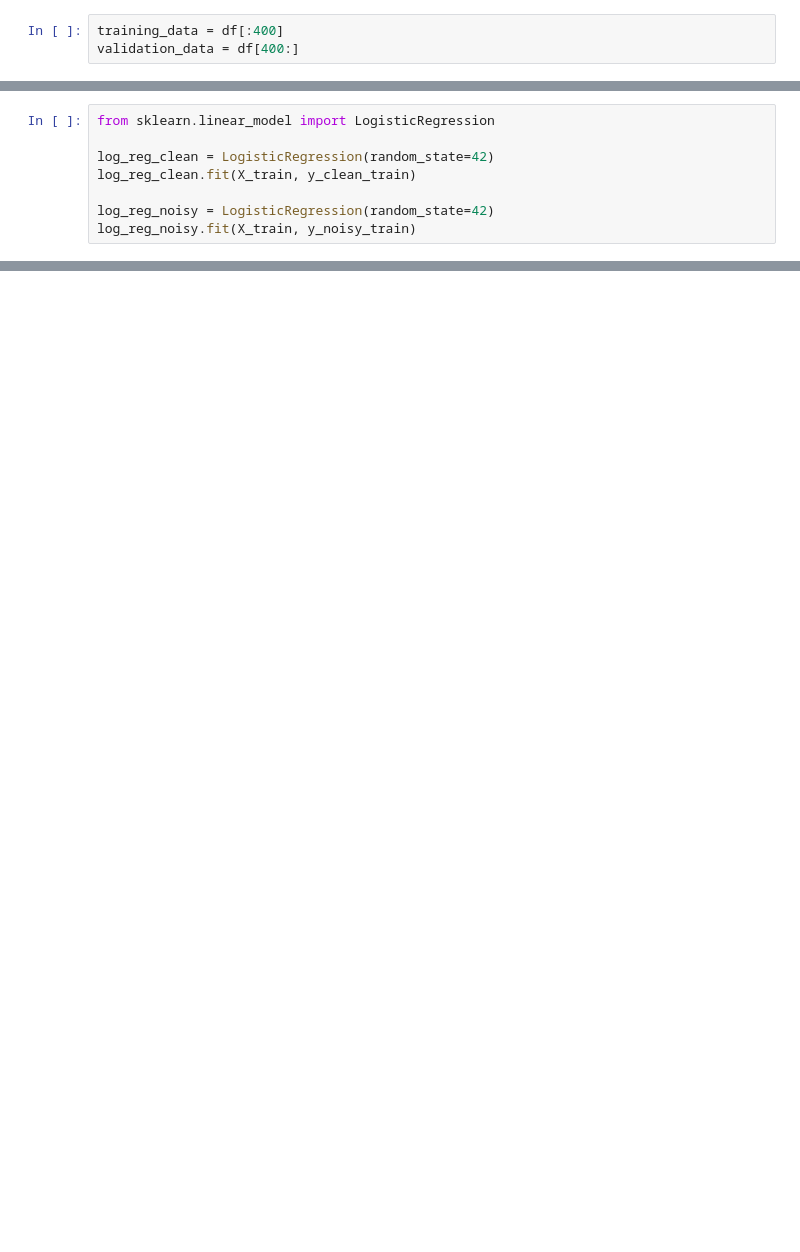
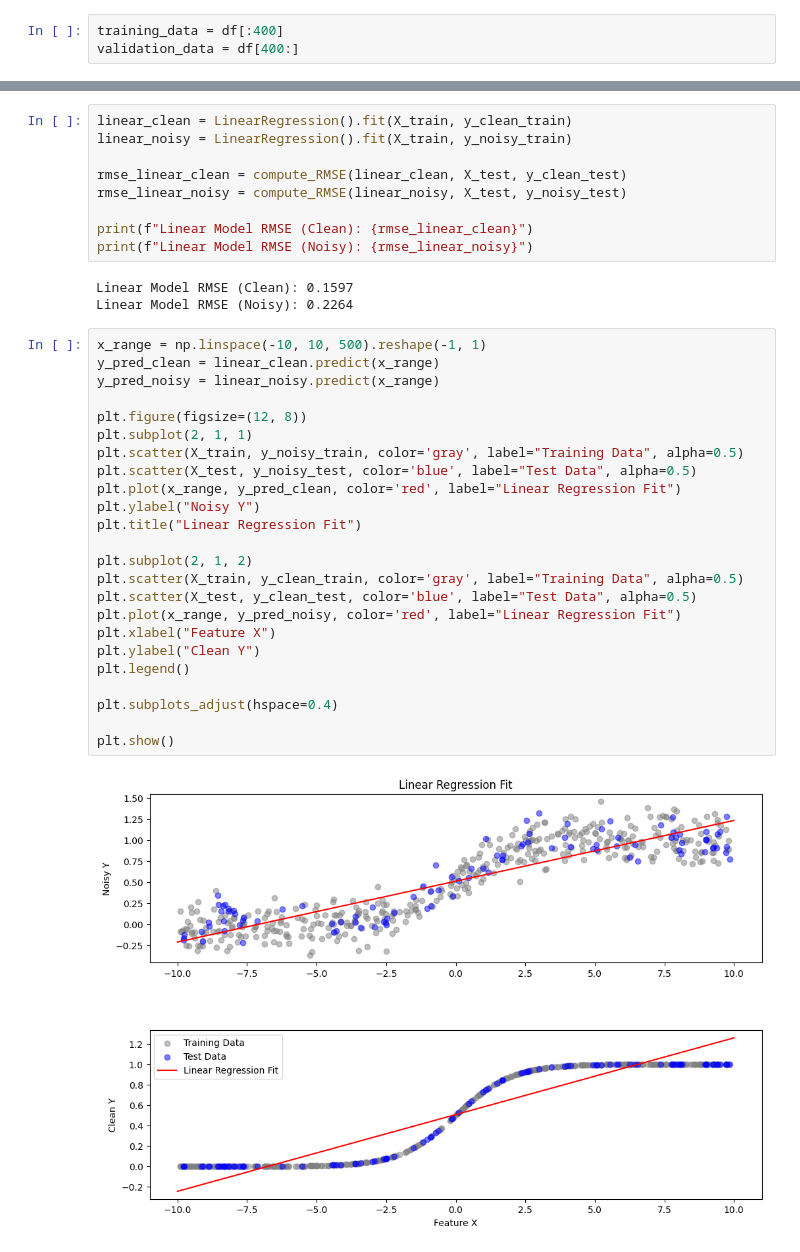
Before and after one commit to SaiNikhilChanda/DSCI225, a Jupyter notebook: SaiChandaAssignment3.ipynb, the cells around one changed output, grey strips where cells are left out. Drawn from its saved outputs; the diff is of its cells as text; blank space fills up the shorter version.

```diff
--- a/SaiChandaAssignment3.ipynb
+++ b/SaiChandaAssignment3.ipynb
@@ -44,8 +37,0 @@ y_noisy_test = (validation_data['Noisy y'].values > 0.5).astype(int)
-# %%
-from sklearn.linear_model import LogisticRegression
-
-log_reg_clean = LogisticRegression(random_state=42)
-log_reg_clean.fit(X_train, y_clean_train)
-
-log_reg_noisy = LogisticRegression(random_state=42)
-log_reg_noisy.fit(X_train, y_noisy_train)
@@ -68,0 +42,38 @@ RMSE (Noisy Model): 0.17368936398279466
+# %%
+linear_clean = LinearRegression().fit(X_train, y_clean_train)
+linear_noisy = LinearRegression().fit(X_train, y_noisy_train)
+
+rmse_linear_clean = compute_RMSE(linear_clean, X_test, y_clean_test)
+rmse_linear_noisy = compute_RMSE(linear_noisy, X_test, y_noisy_test)
+
+print(f"Linear Model RMSE (Clean): {rmse_linear_clean}")
+print(f"Linear Model RMSE (Noisy): {rmse_linear_noisy}")
+# %% [output]
+Linear Model RMSE (Clean): 0.1597
+Linear Model RMSE (Noisy): 0.2264
+# %%
+x_range = np.linspace(-10, 10, 500).reshape(-1, 1)
+y_pred_clean = linear_clean.predict(x_range)
+y_pred_noisy = linear_noisy.predict(x_range)
+
+plt.figure(figsize=(12, 8))
+plt.subplot(2, 1, 1)
+plt.scatter(X_train, y_noisy_train, color='gray', label="Training Data", alpha=0.5)
+plt.scatter(X_test, y_noisy_test, color='blue', label="Test Data", alpha=0.5)
+plt.plot(x_range, y_pred_clean, color='red', label="Linear Regression Fit")
+plt.ylabel("Noisy Y")
+plt.title("Linear Regression Fit")
+
+plt.subplot(2, 1, 2)
+plt.scatter(X_train, y_clean_train, color='gray', label="Training Data", alpha=0.5)
+plt.scatter(X_test, y_clean_test, color='blue', label="Test Data", alpha=0.5)
+plt.plot(x_range, y_pred_noisy, color='red', label="Linear Regression Fit")
+plt.xlabel("Feature X")
+plt.ylabel("Clean Y")
+plt.legend()
+
+plt.subplots_adjust(hspace=0.4)
+
+plt.show()
+# %% [output]
+[figure, added]
```
Also changed, not shown: parts of 13 cells of this notebook.
